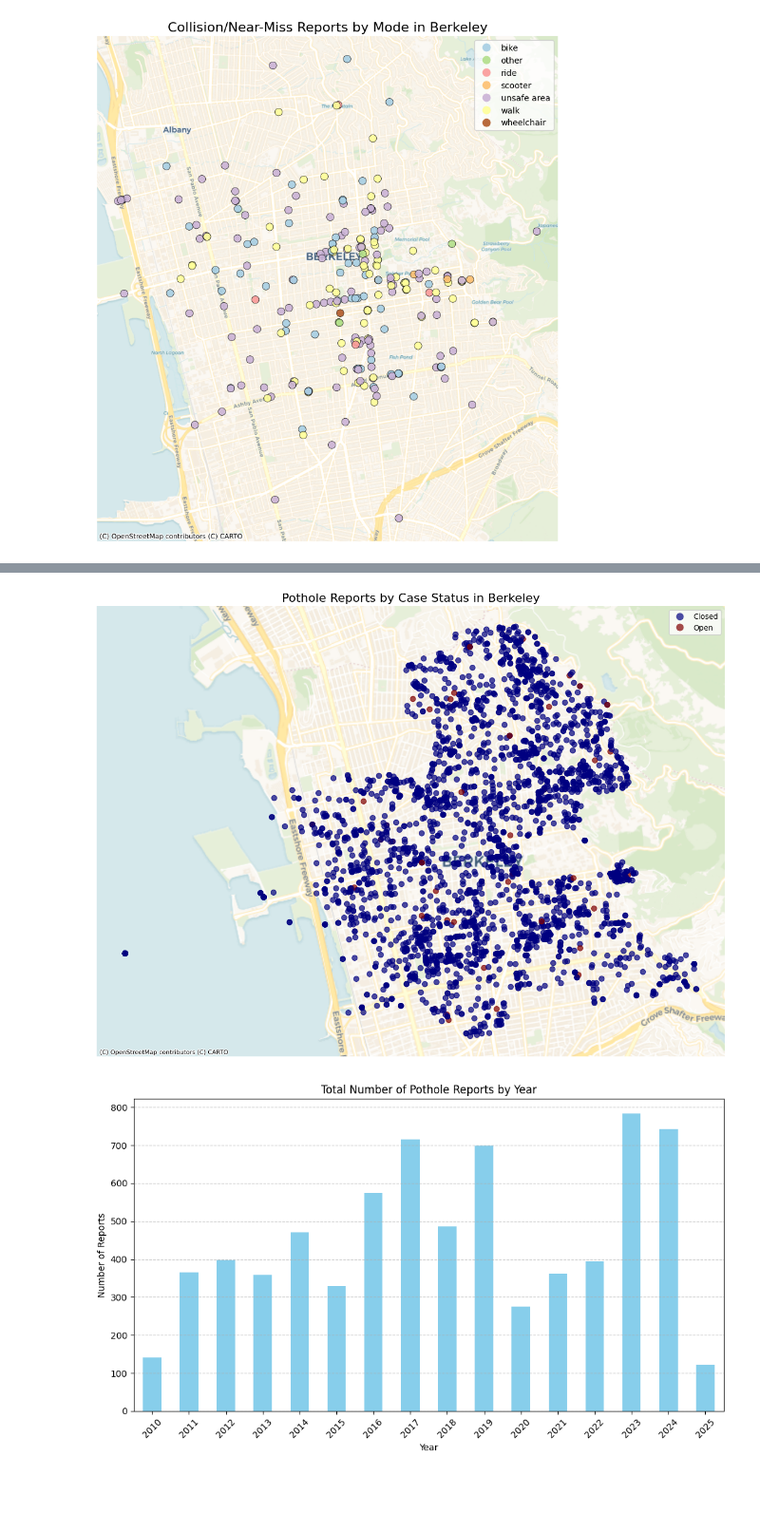
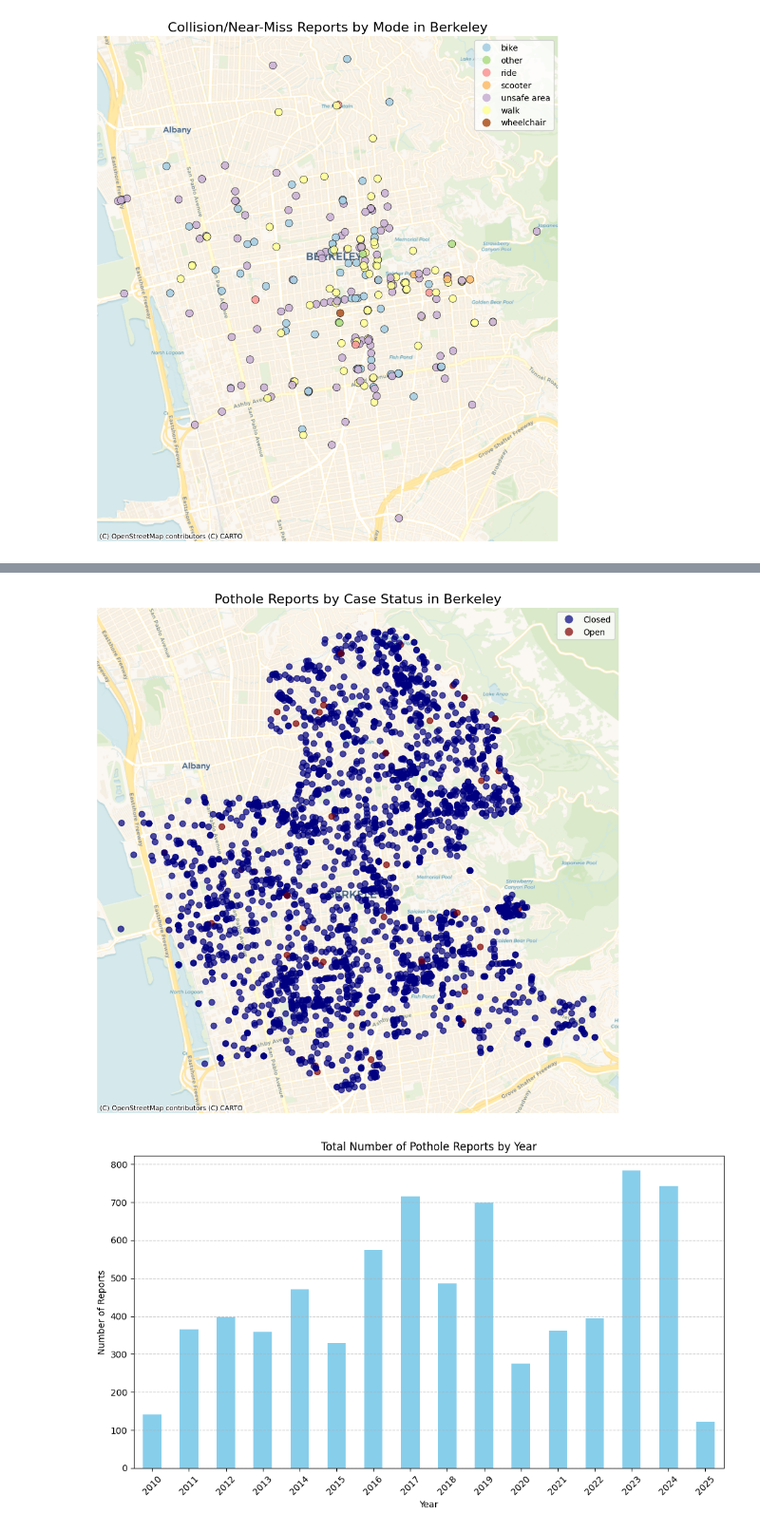
Before and after one commit to jamesvdinh/school, a Jupyter notebook: cyplan-101/group_5_final_project/notebooks/group_5_data_analysis.ipynb, the cells around one changed output, grey strips where cells are left out. Shown at 95% size. Cells and saved outputs as stored; diff of their text form; code cells hidden in the pictures; blank space fills up the shorter version.

Commit message:
proj data

```diff
--- a/cyplan-101/group_5_final_project/notebooks/group_5_data_analysis.ipynb
+++ b/cyplan-101/group_5_final_project/notebooks/group_5_data_analysis.ipynb
@@ -47,0 +82,9 @@ from geopy.extra.rate_limiter import RateLimiter
+# %%
+berkBoundary = gpd.read_file("../data/raw/Land_Boundary_20251016.geojson")
+
+caTracts = gpd.read_file(
+    "../data/raw/tl_2023_06_tract.zip"
+)
+
+alamedaCensusGdf = caTracts.merge(alamedaDataframe, on='GEOID', how='left')
+alamedaCensusGdf.head()
@@ -213,34 +276,42 @@ gdf_potholes = gpd.GeoDataFrame(
     geometry=gpd.points_from_xy(potholes_cleaned.Longitude, potholes_cleaned.Latitude)
 )
 
 # Set the Coordinate Reference System (CRS) to WGS84 (latitude/longitude)
 gdf_potholes = gdf_potholes.set_crs("EPSG:4326", allow_override=True)
+
+# Get only Berkeley potholes
+gdf_potholes = gpd.sjoin(
+    gdf_potholes,
+    berkBoundary,
+    how="inner",
+    predicate="within"
+)
 
 # Reproject to Web Mercator for compatibility with contextily basemaps
 gdf_potholes = gdf_potholes.to_crs("EPSG:3857")
 
 # Handle NaN values in 'Case_Status' for plotting by filling them with 'Unknown'
 gdf_potholes['Case_Status'] = gdf_potholes['Case_Status'].fillna('Unknown')
 
 fig, ax = plt.subplots(1, 1, figsize=(12, 9))
 
 gdf_potholes.plot(
     ax=ax,
     column='Case_Status',
     legend=True,
     markersize=50,
     cmap='jet',
     alpha=0.7
 )
 
 cx.add_basemap(ax, source=cx.providers.CartoDB.Voyager)
 
 ax.set_title('Pothole Reports by Case Status in Berkeley', fontsize=16)
 ax.set_axis_off()
 plt.tight_layout()
 plt.show()
 # %% [output]
-[figure, old version]
+[figure, new version]
 # %%
 # Expand Date_Opened row with year column to plot reports by year
 potholes['Date_Opened'] = pd.to_datetime(potholes['Date_Opened'], format='%Y %b %d %I:%M:%S %p', errors='coerce')
```
Also changed, not shown: parts of 10 cells of this notebook, 2 other files.
